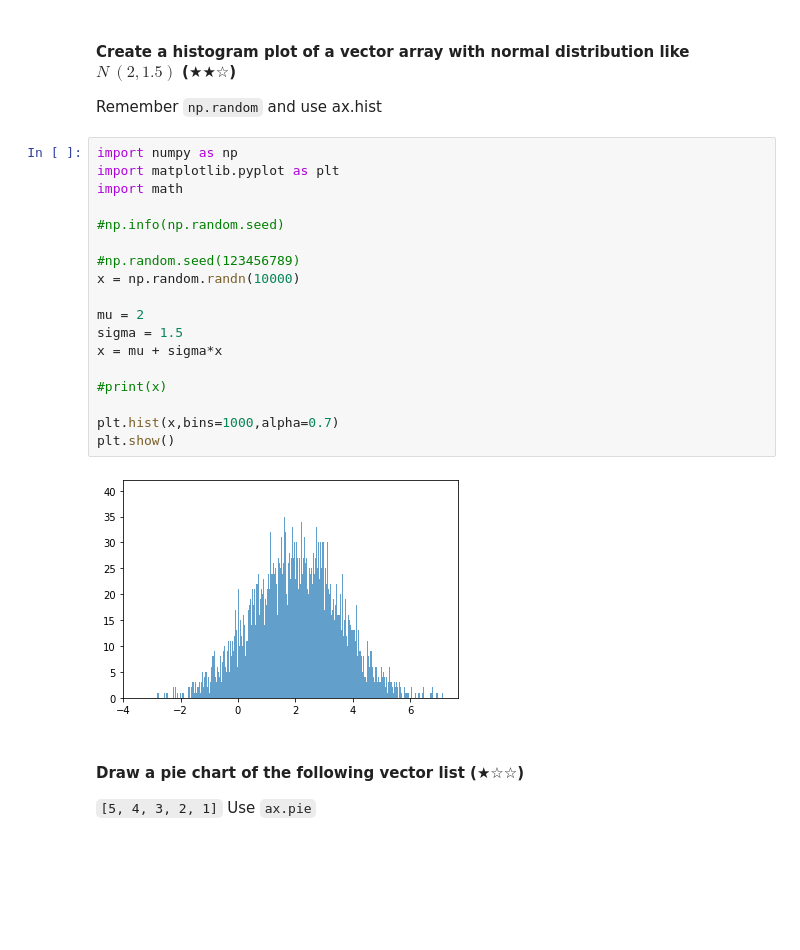
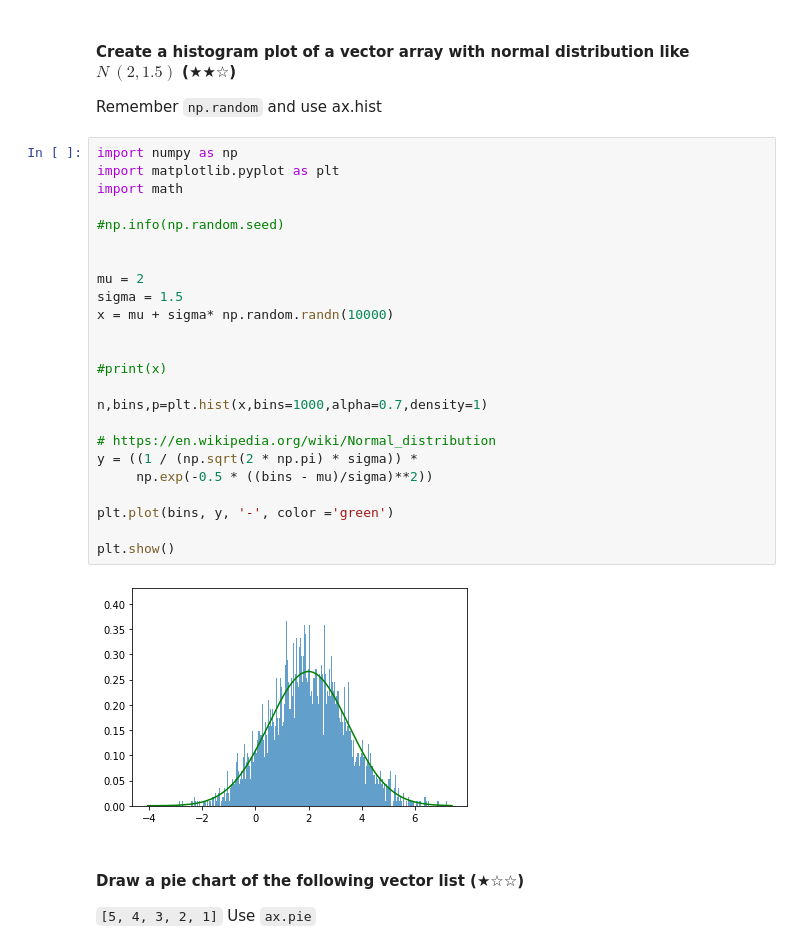
Before and after one commit to spannozzo/machine-learning-prework, a Jupyter notebook: 04-matplotlib/04.1-Intro-to-Matplotlib.ipynb, the cells around one changed output. Saved outputs shown, nothing was run; the diff lists cells and outputs as text; blank space fills up the shorter version.

```diff
--- a/04-matplotlib/04.1-Intro-to-Matplotlib.ipynb
+++ b/04-matplotlib/04.1-Intro-to-Matplotlib.ipynb
@@ -148,23 +148,29 @@ Remember `np.random` and use ax.hist
 # %%
 import numpy as np
 import matplotlib.pyplot as plt
 import math
 
 #np.info(np.random.seed)
 
-#np.random.seed(123456789)
-x = np.random.randn(10000)
 
 mu = 2
 sigma = 1.5
-x = mu + sigma*x
+x = mu + sigma* np.random.randn(10000)
+
 
 #print(x)
 
-plt.hist(x,bins=1000,alpha=0.7)
+n,bins,p=plt.hist(x,bins=1000,alpha=0.7,density=1)
+
+# https://en.wikipedia.org/wiki/Normal_distribution
+y = ((1 / (np.sqrt(2 * np.pi) * sigma)) *
+     np.exp(-0.5 * ((bins - mu)/sigma)**2))
+
+plt.plot(bins, y, '-', color ='green')
+
 plt.show()
 # %% [output]
-[figure, old version]
+[figure, new version]
 # %% [markdown]
 #### Draw a pie chart of the following vector list (★☆☆)
 `[5, 4, 3, 2, 1]`
```
